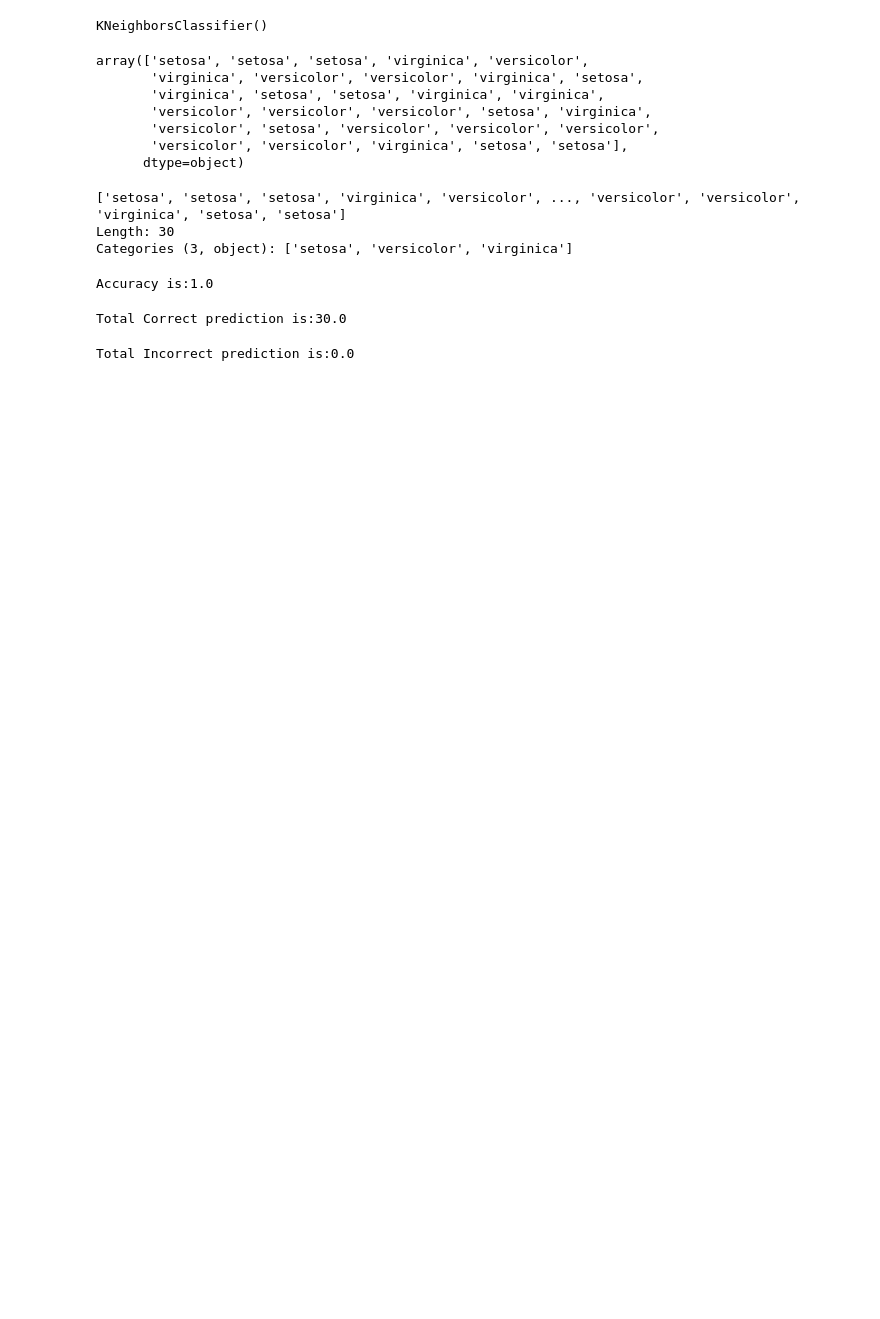
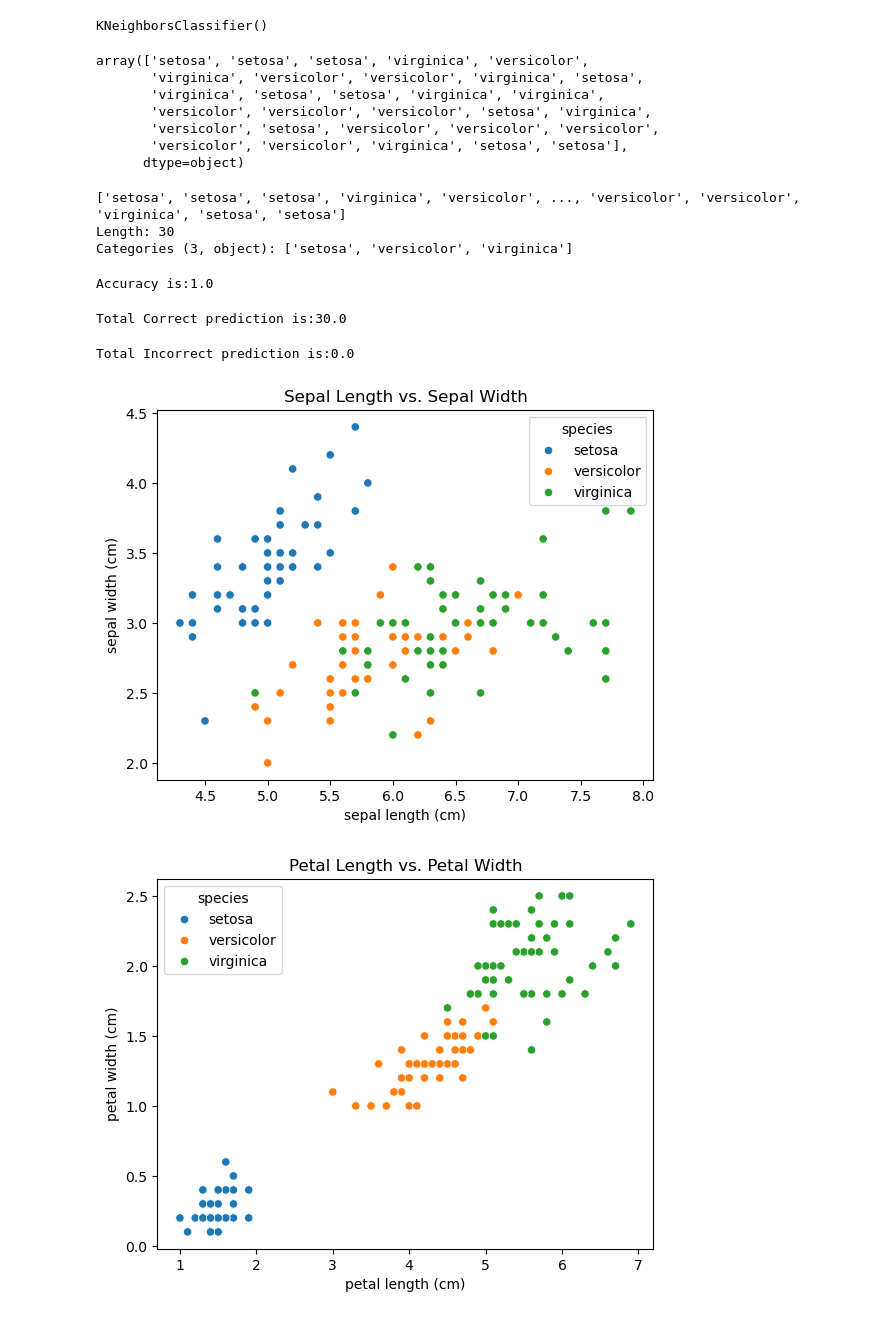
Before and after one commit to khanak2408/ML_LAB-2025, a Jupyter notebook: KNN_Iris_Test.ipynb, the cells around one changed output. Cells and saved outputs as stored; diff of their text form; code cells hidden in the pictures; blank space fills up the shorter version.

```diff
--- a/KNN_Iris_Test.ipynb
+++ b/KNN_Iris_Test.ipynb
@@ -103,3 +103,19 @@ Total Correct prediction is:30.0
 print(f'Total Incorrect prediction is:{len(predictions) - accuracy_score(predictions,y_test,normalize=False)}')
 # %% [output]
 Total Incorrect prediction is:0.0
+# %%
+import seaborn as sns
+import matplotlib.pyplot as plt
+
+# Create a scatter plot for two features
+sns.scatterplot(x='sepal length (cm)', y='sepal width (cm)', hue='species', data=df_iris)
+plt.title('Sepal Length vs. Sepal Width')
+plt.show()
+
+# Create another scatter plot for two other features
+sns.scatterplot(x='petal length (cm)', y='petal width (cm)', hue='species', data=df_iris)
+plt.title('Petal Length vs. Petal Width')
+plt.show()
+# %% [output]
+[figure, added]
+[figure, added]
```
Also changed, not shown: parts of 4 cells of this notebook.
